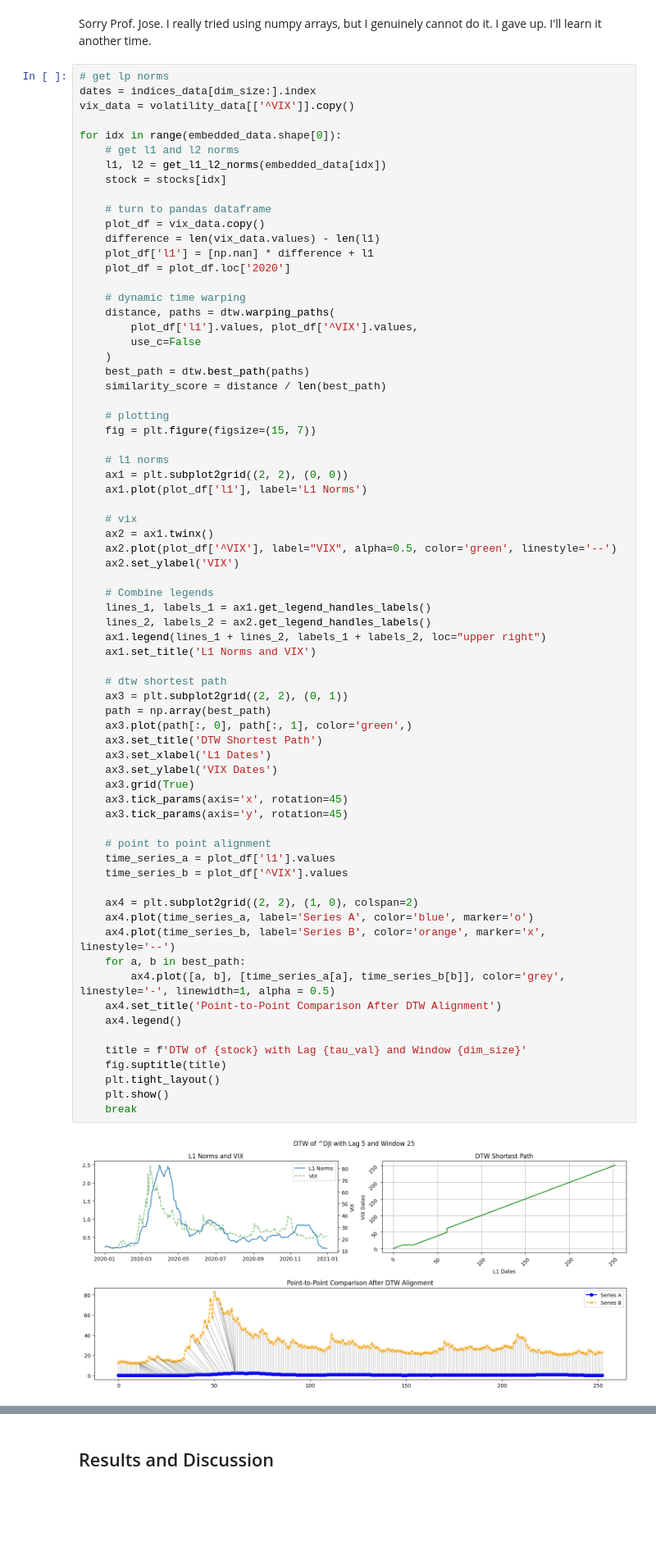
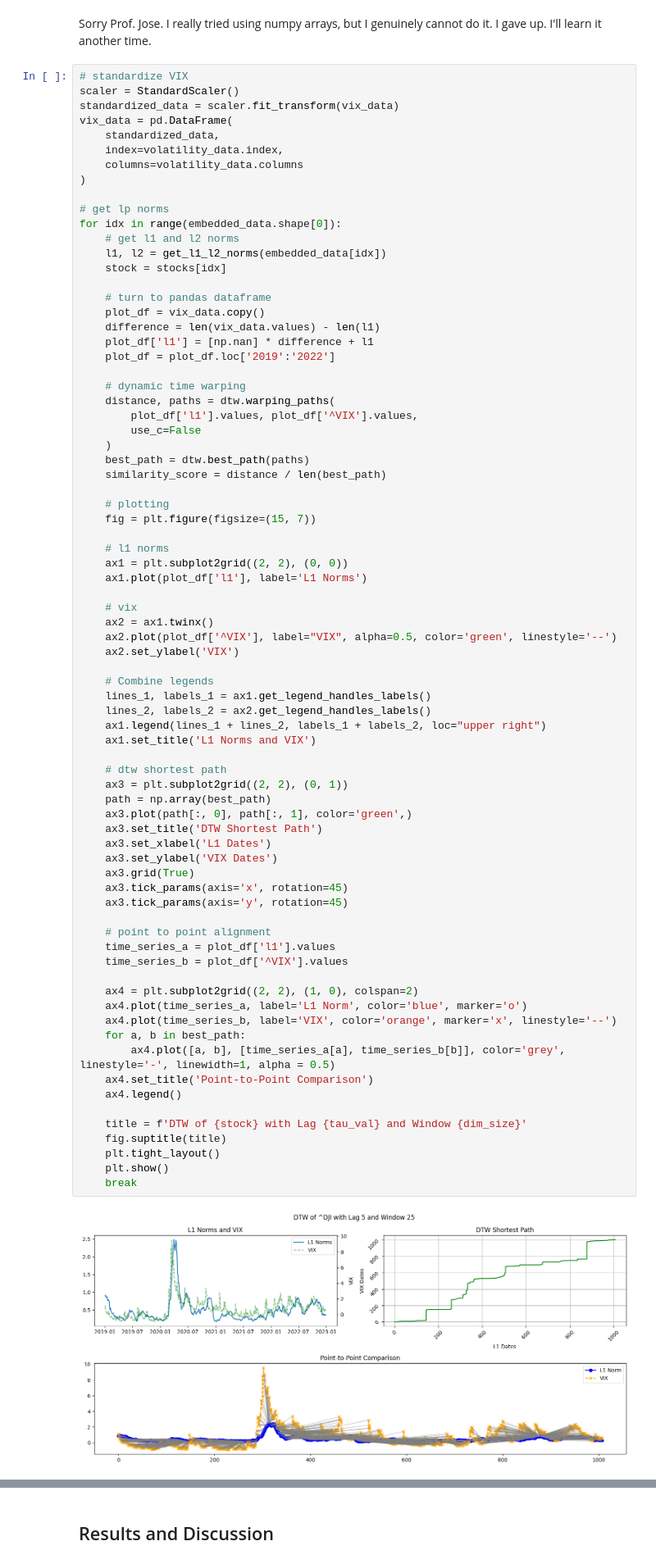
Before and after one commit to donnafaithhh/LP-Norms-and-Volatility, a Jupyter notebook: 01 simulation.ipynb, the cells around one changed output, grey strips where cells are left out. Shown at 82% size. Cells and saved outputs as stored; diff of their text form; blank space fills up the shorter version.

Commit message:
added standard scaling

```diff
--- a/01 simulation.ipynb
+++ b/01 simulation.ipynb
@@ -339,10 +340,16 @@ Sorry Prof. Jose. I really tried using numpy arrays, but I genuinely cannot do i
 I gave up.
 I'll learn it another time.
 # %%
+# standardize VIX
+scaler = StandardScaler()
+standardized_data = scaler.fit_transform(vix_data)
+vix_data = pd.DataFrame(
+    standardized_data,
+    index=volatility_data.index,
+    columns=volatility_data.columns
+)
+
 # get lp norms
-dates = indices_data[dim_size:].index
-vix_data = volatility_data[['^VIX']].copy()
-
 for idx in range(embedded_data.shape[0]):
     # get l1 and l2 norms
     l1, l2 = get_l1_l2_norms(embedded_data[idx])
@@ -352,7 +359,7 @@ for idx in range(embedded_data.shape[0]):
     plot_df = vix_data.copy()
     difference = len(vix_data.values) - len(l1)
     plot_df['l1'] = [np.nan] * difference + l1
-    plot_df = plot_df.loc['2020']
+    plot_df = plot_df.loc['2019':'2022']
 
     # dynamic time warping
     distance, paths = dtw.warping_paths(
@@ -379,37 +386,37 @@ for idx in range(embedded_data.shape[0]):
     lines_2, labels_2 = ax2.get_legend_handles_labels()
     ax1.legend(lines_1 + lines_2, labels_1 + labels_2, loc="upper right")
     ax1.set_title('L1 Norms and VIX')
 
     # dtw shortest path
     ax3 = plt.subplot2grid((2, 2), (0, 1))
     path = np.array(best_path)
     ax3.plot(path[:, 0], path[:, 1], color='green',)
     ax3.set_title('DTW Shortest Path')
     ax3.set_xlabel('L1 Dates')
     ax3.set_ylabel('VIX Dates')
     ax3.grid(True)
     ax3.tick_params(axis='x', rotation=45)
     ax3.tick_params(axis='y', rotation=45)
 
     # point to point alignment
     time_series_a = plot_df['l1'].values
     time_series_b = plot_df['^VIX'].values
 
     ax4 = plt.subplot2grid((2, 2), (1, 0), colspan=2)
-    ax4.plot(time_series_a, label='Series A', color='blue', marker='o')
-    ax4.plot(time_series_b, label='Series B', color='orange', marker='x', linestyle='--')
+    ax4.plot(time_series_a, label='L1 Norm', color='blue', marker='o')
+    ax4.plot(time_series_b, label='VIX', color='orange', marker='x', linestyle='--')
     for a, b in best_path:
         ax4.plot([a, b], [time_series_a[a], time_series_b[b]], color='grey', linestyle='-', linewidth=1, alpha = 0.5)
-    ax4.set_title('Point-to-Point Comparison After DTW Alignment')
+    ax4.set_title('Point-to-Point Comparison')
     ax4.legend()
 
     title = f'DTW of {stock} with Lag {tau_val} and Window {dim_size}'
     fig.suptitle(title)
     plt.tight_layout()
     plt.show()
     break
 # %% [output]
-[figure, old version]
+[figure, new version]
 # %%
 
     # # plotting
```
Also changed, not shown: parts of 1 cell of this notebook.
